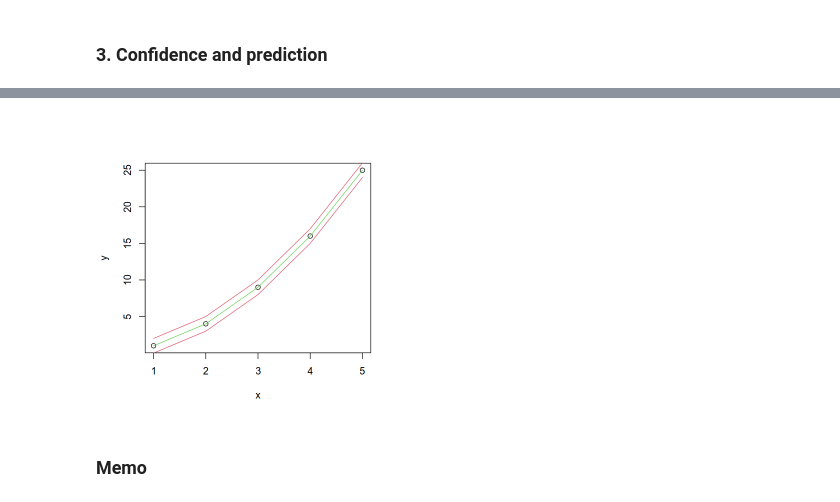
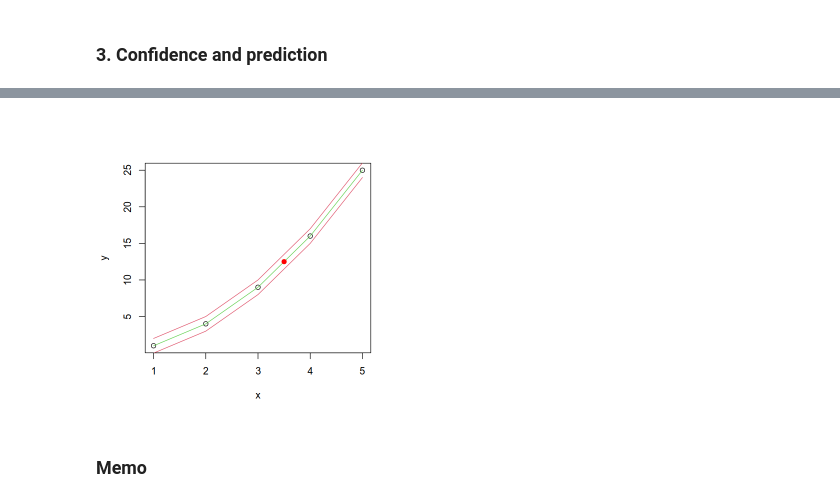
Before and after one commit to uqglmn/sm, a Jupyter notebook: A1/Assignment_1_SLR_Template.ipynb, the cells around one changed output, grey strips where cells are left out. Drawn from its saved outputs; the diff is of its cells as text; code cells hidden in the pictures.

```diff
--- a/A1/Assignment_1_SLR_Template.ipynb
+++ b/A1/Assignment_1_SLR_Template.ipynb
@@ -72,18 +72,19 @@ Your plot should look similar to the one below. All necessary quantities must be
 # %%
 # curve plotting example
 
 x  = c(1:5)
 y  = x^2
 y1 = y - 1
 y2 = y + 1
 
 options(repr.plot.width=5, repr.plot.height=5)
 plot(x, y)
 lines(x, y,  col=3)
 lines(x, y1, col=2)
 lines(x, y2, col=2)
+points(3.5, 12.5, pch=19, col="red")
 # %% [output]
-[figure, old version]
+[figure, new version]
 # %% [markdown]
 ### Memo
 # %% [markdown]
```
Also changed, not shown: parts of 1 cell of this notebook.
